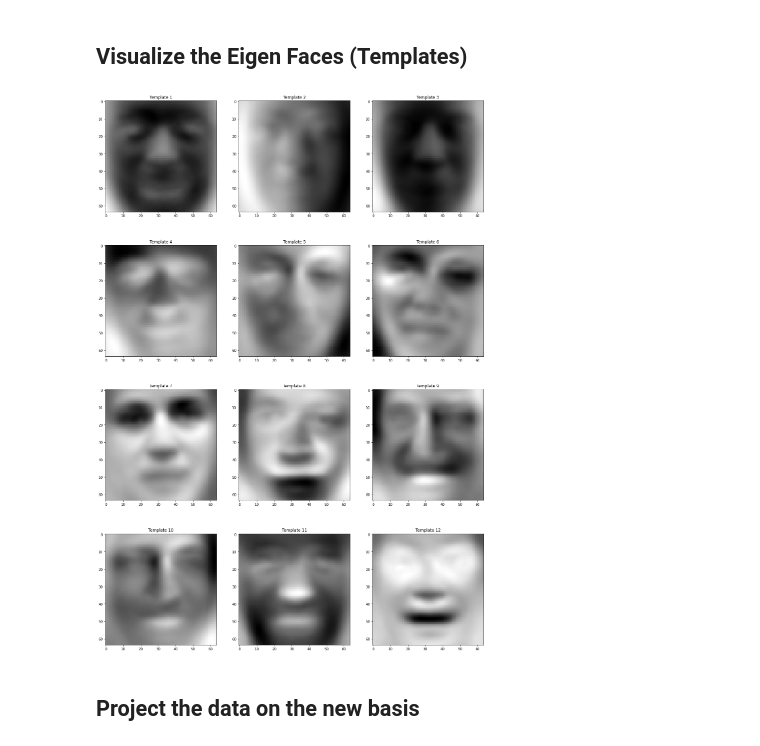
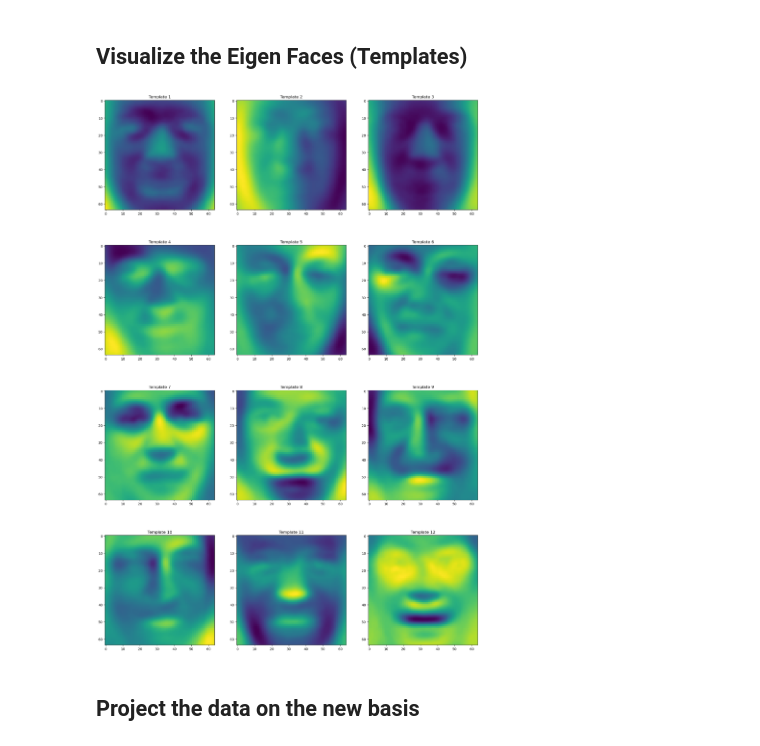
Before and after one commit to stefabat/RealTimePropagation, a Jupyter notebook: PCA_LFW.ipynb, the cells around one changed output. Saved outputs shown, nothing was run; the diff lists cells and outputs as text; code cells hidden in the pictures.

```diff
--- a/PCA_LFW.ipynb
+++ b/PCA_LFW.ipynb
@@ -105,14 +117,14 @@ Projection Matrix Shape:
 # %%
 basis = projection_matrix.reshape(64, 64, required_dim)
 
 plt.figure(figsize=(20, 30))
 
 for i in range(12):
     plt.subplot(4, 3, i+1)
-    plt.imshow(basis[:,:,i], 'gray')
+    plt.imshow(basis[:,:,i])
     plt.title('Template {}'.format(i+1))
 # %% [output]
-[figure, old version]
+[figure, new version]
 # %% [markdown]
 ## Project the data on the new basis
 # %%
```
Also changed, not shown: parts of 5 cells of this notebook, 2 other files.
